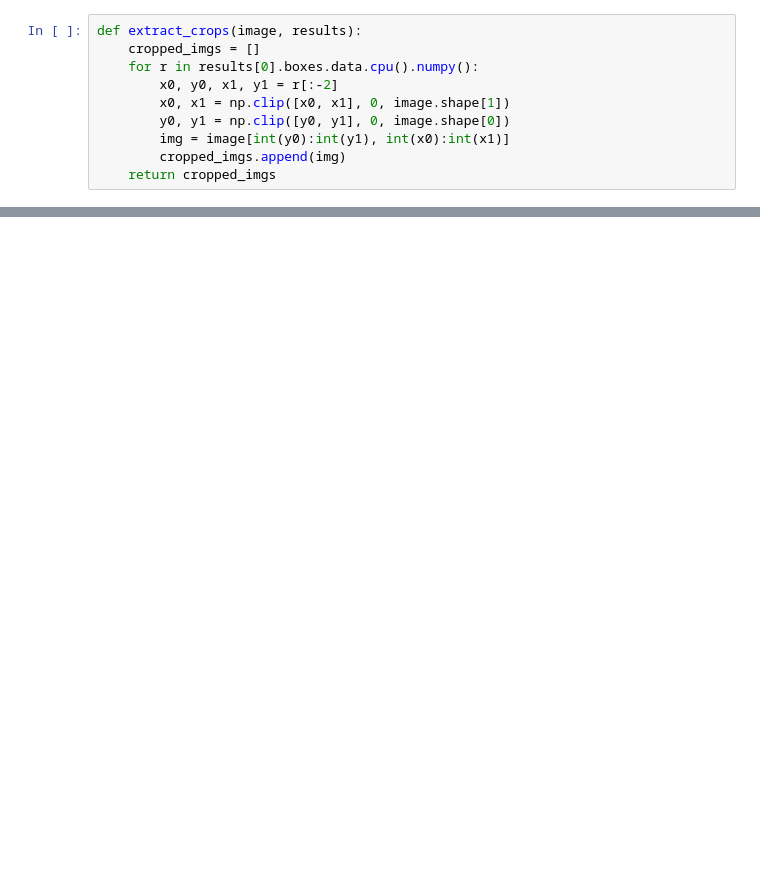
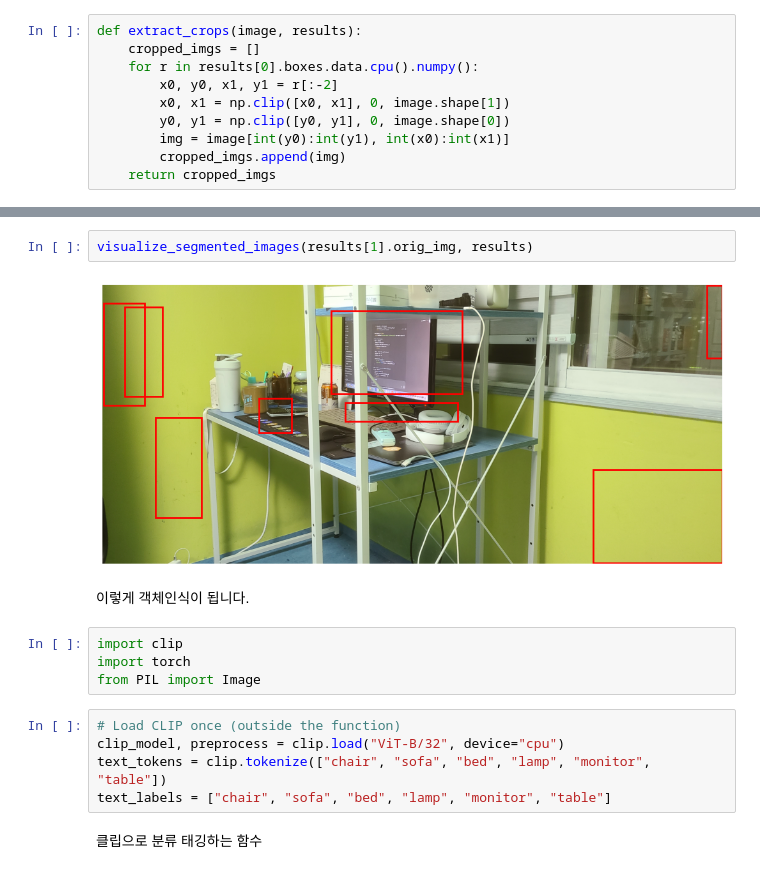
Before and after one commit to 2025-team-k-techeer/imgdsm_techeer_team_K, a Jupyter notebook: image_measurements.ipynb, the cells around one changed output, grey strips where cells are left out. Cells and saved outputs as stored; diff of their text form; blank space fills up the shorter version.

```diff
--- a/image_measurements.ipynb
+++ b/image_measurements.ipynb
@@ -154,0 +206,17 @@ visualize_segmented_images(results[0].orig_img, results)
+# %%
+visualize_segmented_images(results[1].orig_img, results)
+# %% [output]
+[figure, added]
+# %% [markdown]
+이렇게 객체인식이 됩니다.
+# %%
+import clip
+import torch
+from PIL import Image
+# %%
+# Load CLIP once (outside the function)
+clip_model, preprocess = clip.load("ViT-B/32", device="cpu")
+text_tokens = clip.tokenize(["chair", "sofa", "bed", "lamp", "monitor", "table"])
+text_labels = ["chair", "sofa", "bed", "lamp", "monitor", "table"]
+# %% [markdown]
+클립으로 분류 태깅하는 함수
```
Also changed, not shown: parts of 28 cells of this notebook.
